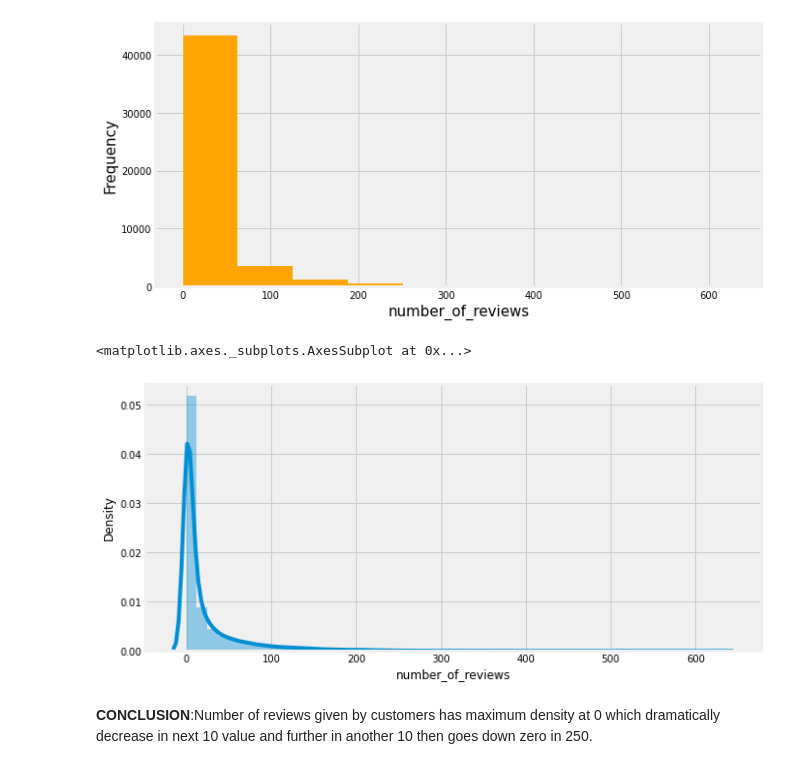
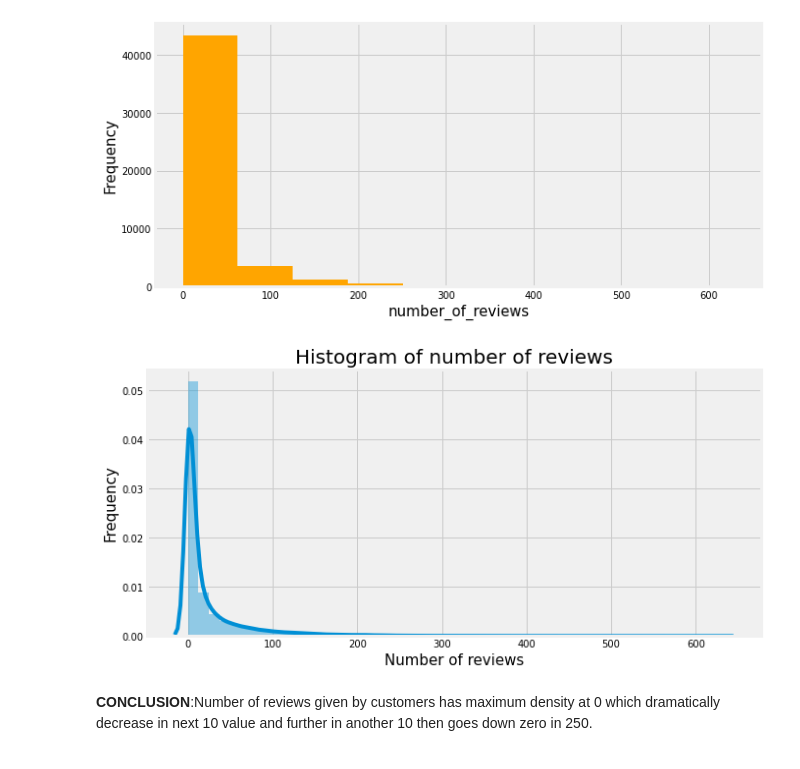
Before and after one commit to Gyanendra079/Airbnb-Bookings-Analysis, a Jupyter notebook: Airbnb_Bookings_Analysis_Capstone_Project.ipynb, the cells around one changed output. Cells and saved outputs as stored; diff of their text form; code cells hidden in the pictures.

```diff
--- a/Airbnb_Bookings_Analysis_Capstone_Project.ipynb
+++ b/Airbnb_Bookings_Analysis_Capstone_Project.ipynb
@@ -392,11 +447,14 @@ plt.ylabel('Frequency',fontsize=15)
 # %% [output]
 Text(0, 0.5, 'Frequency')
 [figure]
-# %%
-sns.distplot(df['number_of_reviews'], hist=True)
-# %% [output]
-<matplotlib.axes._subplots.AxesSubplot at 0x...>
-[figure, removed]
+# %%
+sns.distplot(df['number_of_reviews'], hist=True)
+plt.title('Histogram of number of reviews',fontsize=20)
+plt.xlabel('Number of reviews',fontsize=15)
+plt.ylabel('Frequency',fontsize=15)
+plt.show()
+# %% [output]
+[figure, added]
 # %% [markdown]
 **CONCLUSION**:Number of reviews given by customers has maximum density at 0 which dramatically decrease in next 10 value and further in another 10 then goes down zero in 250.
 # %% [markdown]
```
Also changed, not shown: parts of 20 cells of this notebook.
